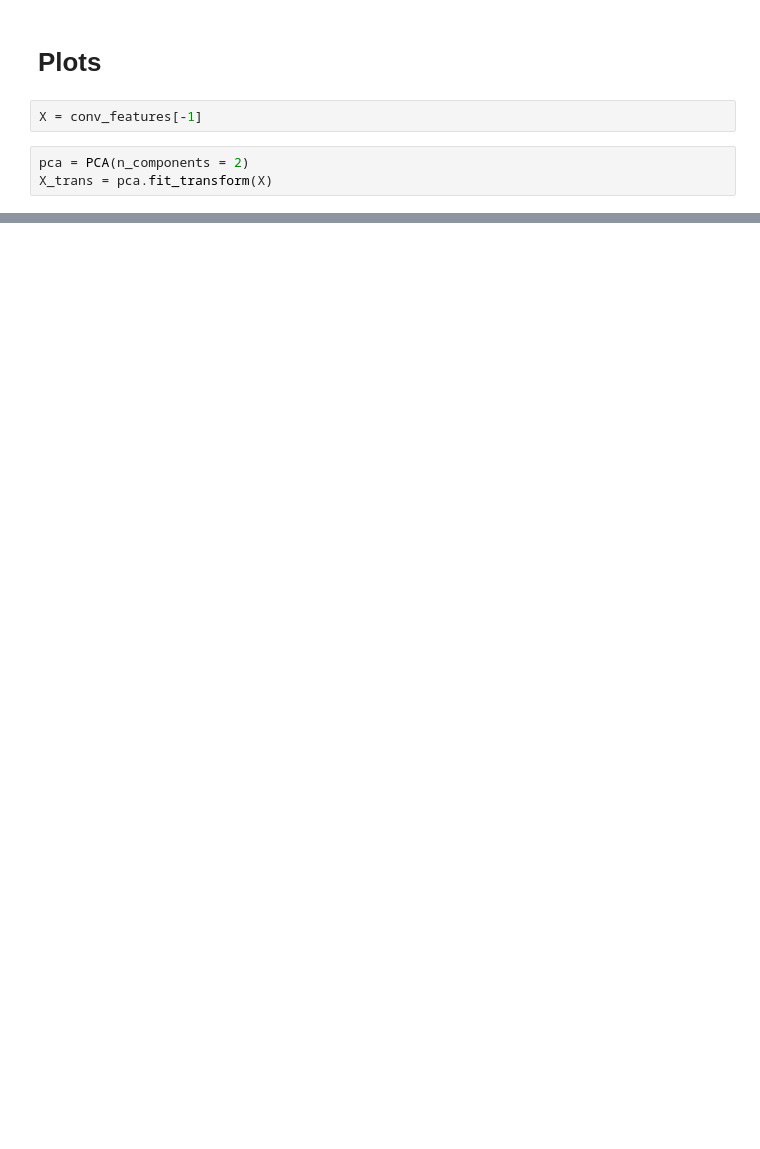
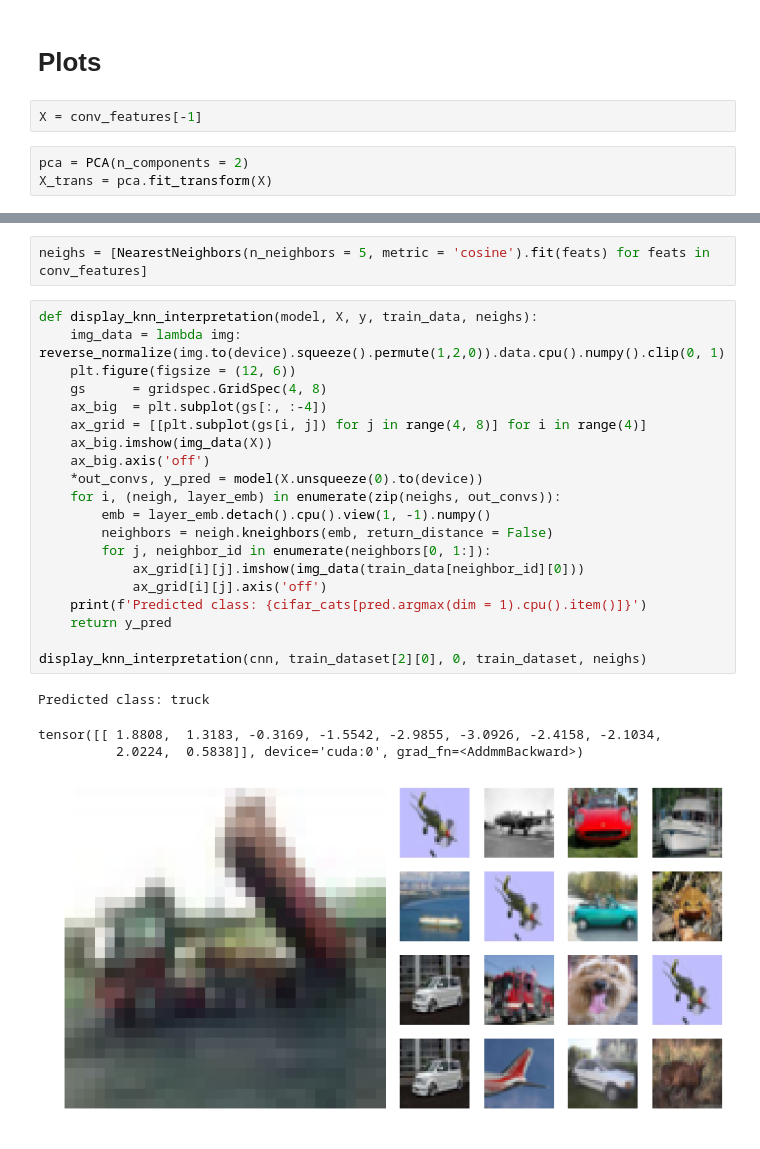
Before and after one commit to rodgzilla/machine_learning_deep_knn, a Jupyter notebook: nbs/CIFAR-10 experiments.ipynb, the cells around one changed output, grey strips where cells are left out. Cells and saved outputs as stored; diff of their text form; blank space fills up the shorter version.

```diff
--- a/nbs/CIFAR-10 experiments.ipynb
+++ b/nbs/CIFAR-10 experiments.ipynb
@@ -289,0 +403,27 @@ plt.legend()
+# %%
+neighs = [NearestNeighbors(n_neighbors = 5, metric = 'cosine').fit(feats) for feats in conv_features]
+# %%
+def display_knn_interpretation(model, X, y, train_data, neighs):
+    img_data = lambda img: reverse_normalize(img.to(device).squeeze().permute(1,2,0)).data.cpu().numpy().clip(0, 1)
+    plt.figure(figsize = (12, 6))
+    gs      = gridspec.GridSpec(4, 8)
+    ax_big  = plt.subplot(gs[:, :-4])
+    ax_grid = [[plt.subplot(gs[i, j]) for j in range(4, 8)] for i in range(4)]
+    ax_big.imshow(img_data(X))
+    ax_big.axis('off')
+    *out_convs, y_pred = model(X.unsqueeze(0).to(device))
+    for i, (neigh, layer_emb) in enumerate(zip(neighs, out_convs)):
+        emb = layer_emb.detach().cpu().view(1, -1).numpy()
+        neighbors = neigh.kneighbors(emb, return_distance = False)
+        for j, neighbor_id in enumerate(neighbors[0, 1:]):
+            ax_grid[i][j].imshow(img_data(train_data[neighbor_id][0]))
+            ax_grid[i][j].axis('off')
+    print(f'Predicted class: {cifar_cats[pred.argmax(dim = 1).cpu().item()]}')
+    return y_pred
+
+display_knn_interpretation(cnn, train_dataset[2][0], 0, train_dataset, neighs)
+# %% [output]
+Predicted class: truck
+tensor([[ 1.8808,  1.3183, -0.3169, -1.5542, -2.9855, -3.0926, -2.4158, -2.1034,
+          2.0224,  0.5838]], device='cuda:0', grad_fn=<AddmmBackward>)
+[figure, added]
```
Also changed, not shown: parts of 25 cells of this notebook.
